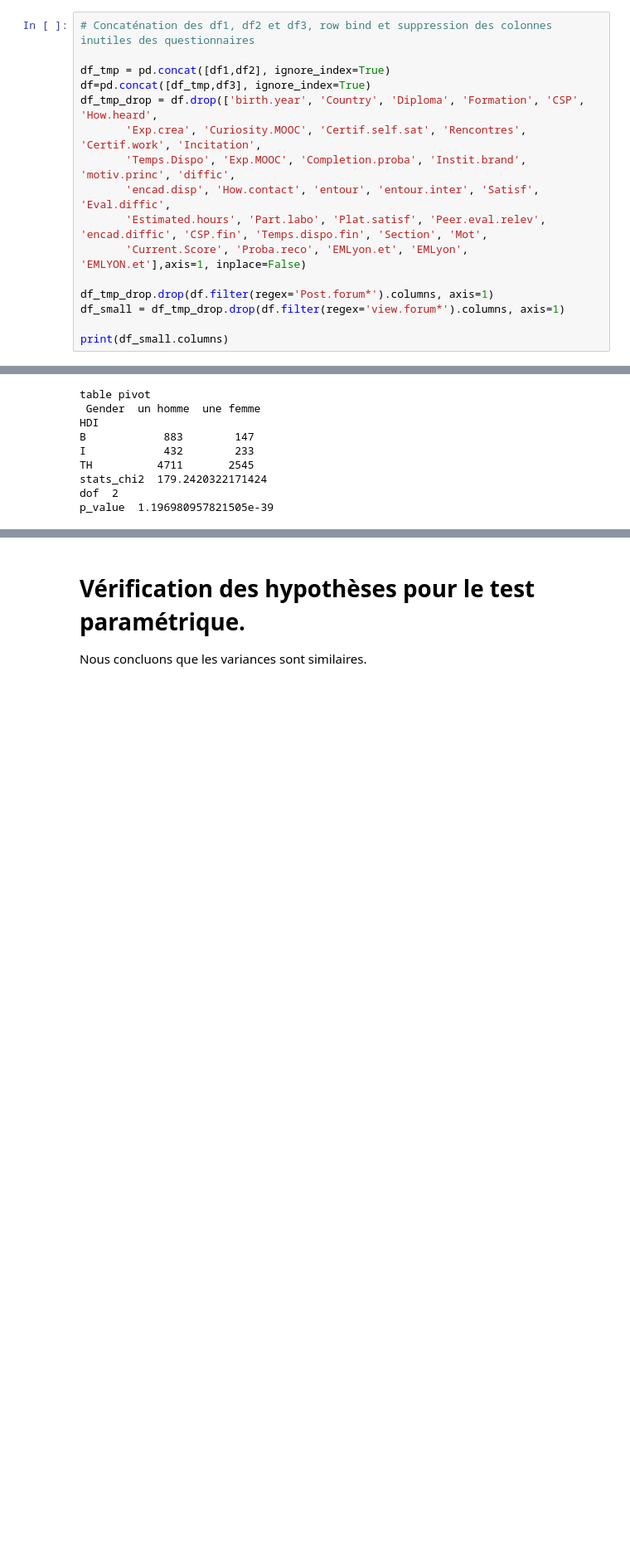
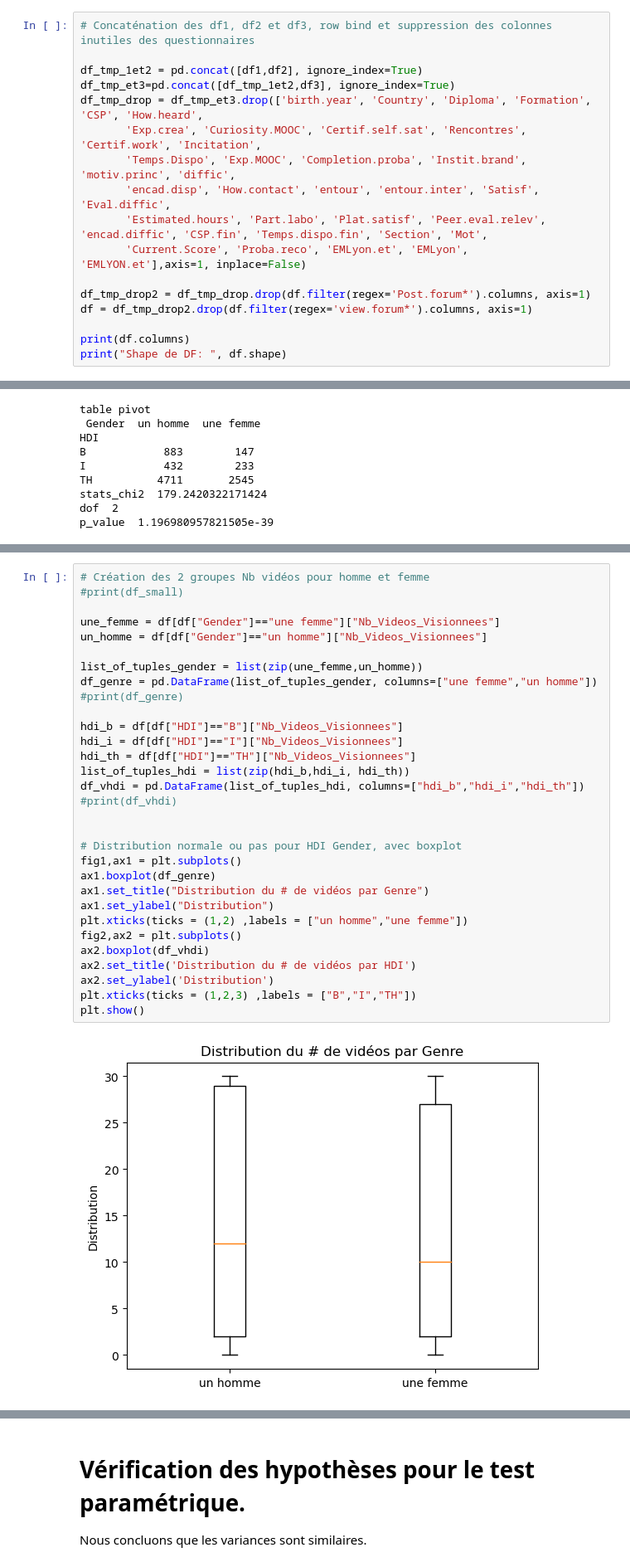
Before and after one commit to RMorana/DU_Data, a Jupyter notebook: stats.ipynb, the cells around one changed output, grey strips where cells are left out. Shown at 83% size. Cells and saved outputs as stored; diff of their text form; blank space fills up the shorter version.

```diff
--- a/stats.ipynb
+++ b/stats.ipynb
@@ -152,19 +174,20 @@ print(df3["iteration_quest"].count())
 # %%
 # Concaténation des df1, df2 et df3, row bind et suppression des colonnes inutiles des questionnaires
 
-df_tmp = pd.concat([df1,df2], ignore_index=True)
-df=pd.concat([df_tmp,df3], ignore_index=True)
-df_tmp_drop = df.drop(['birth.year', 'Country', 'Diploma', 'Formation', 'CSP', 'How.heard',
+df_tmp_1et2 = pd.concat([df1,df2], ignore_index=True)
+df_tmp_et3=pd.concat([df_tmp_1et2,df3], ignore_index=True)
+df_tmp_drop = df_tmp_et3.drop(['birth.year', 'Country', 'Diploma', 'Formation', 'CSP', 'How.heard',
        'Exp.crea', 'Curiosity.MOOC', 'Certif.self.sat', 'Rencontres', 'Certif.work', 'Incitation',
        'Temps.Dispo', 'Exp.MOOC', 'Completion.proba', 'Instit.brand', 'motiv.princ', 'diffic',
        'encad.disp', 'How.contact', 'entour', 'entour.inter', 'Satisf', 'Eval.diffic',
        'Estimated.hours', 'Part.labo', 'Plat.satisf', 'Peer.eval.relev', 'encad.diffic', 'CSP.fin', 'Temps.dispo.fin', 'Section', 'Mot',
        'Current.Score', 'Proba.reco', 'EMLyon.et', 'EMLyon', 'EMLYON.et'],axis=1, inplace=False)
 
-df_tmp_drop.drop(df.filter(regex='Post.forum*').columns, axis=1)
-df_small = df_tmp_drop.drop(df.filter(regex='view.forum*').columns, axis=1)
+df_tmp_drop2 = df_tmp_drop.drop(df.filter(regex='Post.forum*').columns, axis=1)
+df = df_tmp_drop2.drop(df.filter(regex='view.forum*').columns, axis=1)
 
-print(df_small.columns)
+print(df.columns)
+print("Shape de DF: ", df.shape)
 # %% [output]
 Index(['Student_ID', 'Gender', 'Country_HDI', 'Country_HDI.fin', 'Certif.bin', 'age',
        'iteration_quest', 'Exam.score', 'Exam.bin', 'Assignment.score', 'Assignment.bin',
@@ -398,0 +408,33 @@ plt.show()
+# %%
+# Création des 2 groupes Nb vidéos pour homme et femme
+#print(df_small)
+
+une_femme = df[df["Gender"]=="une femme"]["Nb_Videos_Visionnees"]
+un_homme = df[df["Gender"]=="un homme"]["Nb_Videos_Visionnees"]
+
+list_of_tuples_gender = list(zip(une_femme,un_homme))
+df_genre = pd.DataFrame(list_of_tuples_gender, columns=["une femme","un homme"])
+#print(df_genre)
+
+hdi_b = df[df["HDI"]=="B"]["Nb_Videos_Visionnees"]
+hdi_i = df[df["HDI"]=="I"]["Nb_Videos_Visionnees"]
+hdi_th = df[df["HDI"]=="TH"]["Nb_Videos_Visionnees"]
+list_of_tuples_hdi = list(zip(hdi_b,hdi_i, hdi_th))
+df_vhdi = pd.DataFrame(list_of_tuples_hdi, columns=["hdi_b","hdi_i","hdi_th"])
+#print(df_vhdi)
+
+
+# Distribution normale ou pas pour HDI Gender, avec boxplot
+fig1,ax1 = plt.subplots()
+ax1.boxplot(df_genre)
+ax1.set_title("Distribution du # de vidéos par Genre")
+ax1.set_ylabel("Distribution")
+plt.xticks(ticks = (1,2) ,labels = ["un homme","une femme"])
+fig2,ax2 = plt.subplots()
+ax2.boxplot(df_vhdi)
+ax2.set_title('Distribution du # de vidéos par HDI')
+ax2.set_ylabel('Distribution')
+plt.xticks(ticks = (1,2,3) ,labels = ["B","I","TH"])
+plt.show()
+# %% [output]
+[figure, added]
```
Also changed, not shown: parts of 14 cells of this notebook.
